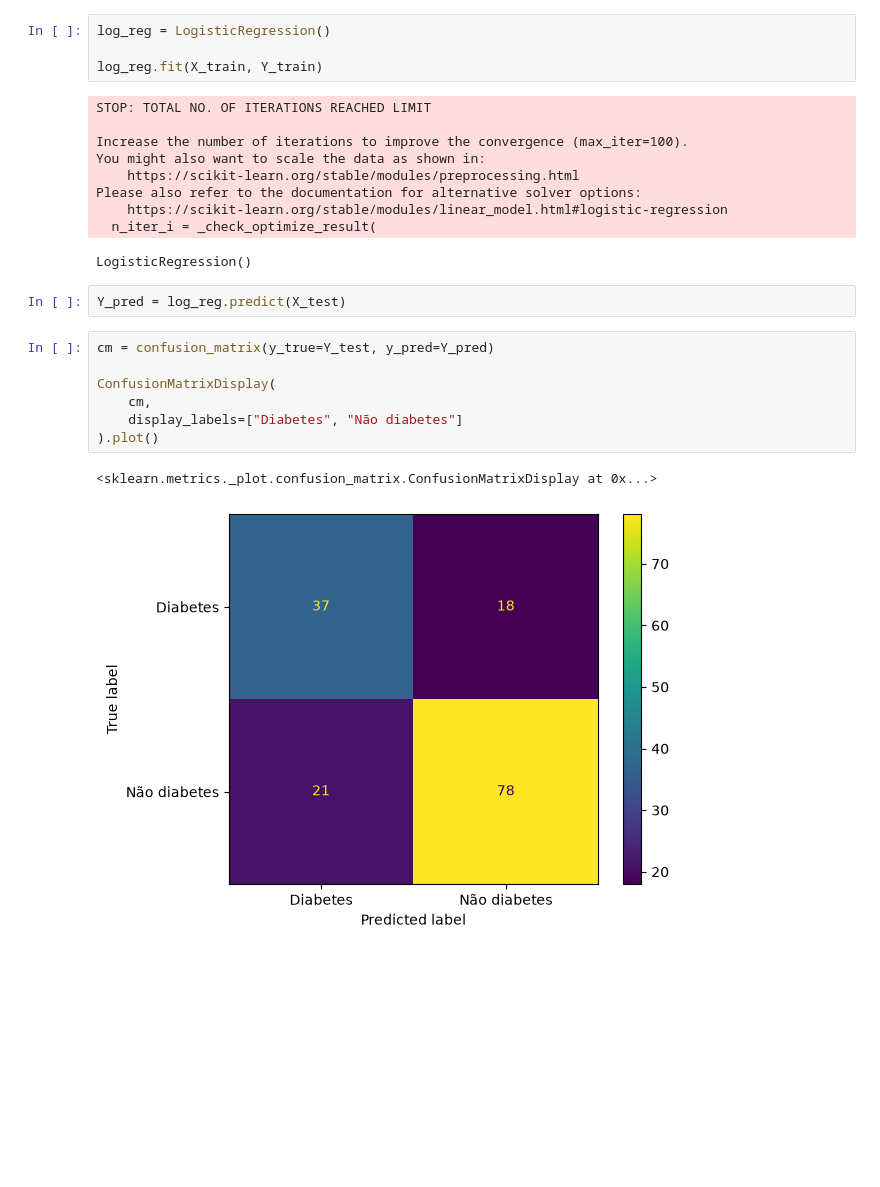
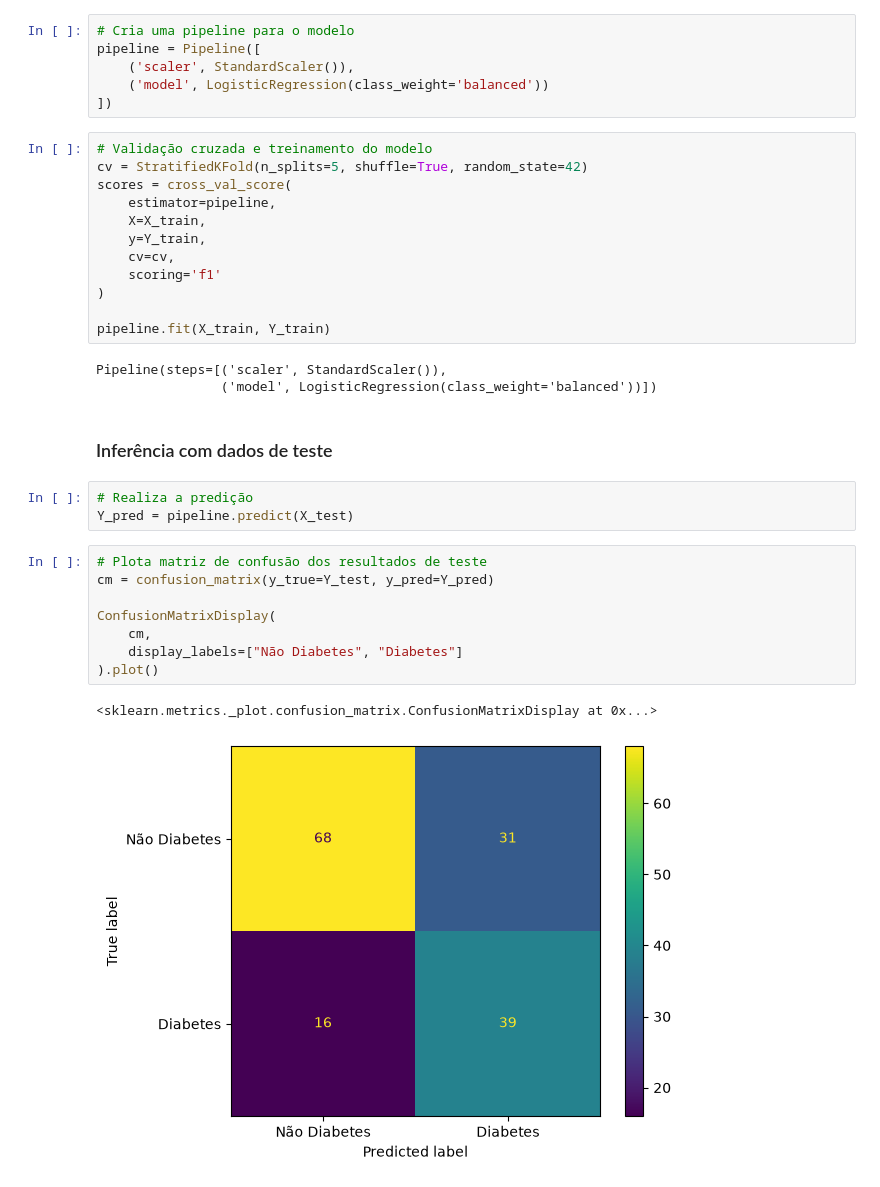
Before and after one commit to luiseduaardo/ml-ds, a Jupyter notebook: supervised-learning/logistic-regression/logistic_regression_diabetes.ipynb, the cells around one changed output. Saved outputs shown, nothing was run; the diff lists cells and outputs as text; blank space fills up the shorter version.

Commit message:
adiciona mudança no treinamento do modelo de predição de diabetes

```diff
--- a/supervised-learning/logistic-regression/logistic_regression_diabetes.ipynb
+++ b/supervised-learning/logistic-regression/logistic_regression_diabetes.ipynb
@@ -77,29 +53,40 @@ X = df.drop(columns="class")
 y = df["class"]
 
 X_train, X_test, Y_train, Y_test = train_test_split(X, y, test_size=0.2, random_state=42)
-# %%
-log_reg = LogisticRegression()
-
-log_reg.fit(X_train, Y_train)
-# %% [output]
-STOP: TOTAL NO. OF ITERATIONS REACHED LIMIT
-
-Increase the number of iterations to improve the convergence (max_iter=100).
-You might also want to scale the data as shown in:
-    https://scikit-learn.org/stable/modules/preprocessing.html
-Please also refer to the documentation for alternative solver options:
-    https://scikit-learn.org/stable/modules/linear_model.html#logistic-regression
-  n_iter_i = _check_optimize_result(
-LogisticRegression()
+# %%
+# Cria uma pipeline para o modelo
+pipeline = Pipeline([
+    ('scaler', StandardScaler()),
+    ('model', LogisticRegression(class_weight='balanced'))
+])
+# %%
+# Validação cruzada e treinamento do modelo
+cv = StratifiedKFold(n_splits=5, shuffle=True, random_state=42)
+scores = cross_val_score(
+    estimator=pipeline,
+    X=X_train,
+    y=Y_train,
+    cv=cv,
+    scoring='f1'
+)
+
+pipeline.fit(X_train, Y_train)
+# %% [output]
+Pipeline(steps=[('scaler', StandardScaler()),
+                ('model', LogisticRegression(class_weight='balanced'))])
+# %% [markdown]
+### Inferência com dados de teste
 # %%
-Y_pred = log_reg.predict(X_test)
+# Realiza a predição
+Y_pred = pipeline.predict(X_test)
 # %%
+# Plota matriz de confusão dos resultados de teste
 cm = confusion_matrix(y_true=Y_test, y_pred=Y_pred)
 
 ConfusionMatrixDisplay(
     cm,
-    display_labels=["Diabetes", "Não diabetes"]
+    display_labels=["Não Diabetes", "Diabetes"]
 ).plot()
 # %% [output]
 <sklearn.metrics._plot.confusion_matrix.ConfusionMatrixDisplay at 0x...>
-[figure, old version]
+[figure, new version]
```
Also changed, not shown: parts of 16 cells of this notebook.
